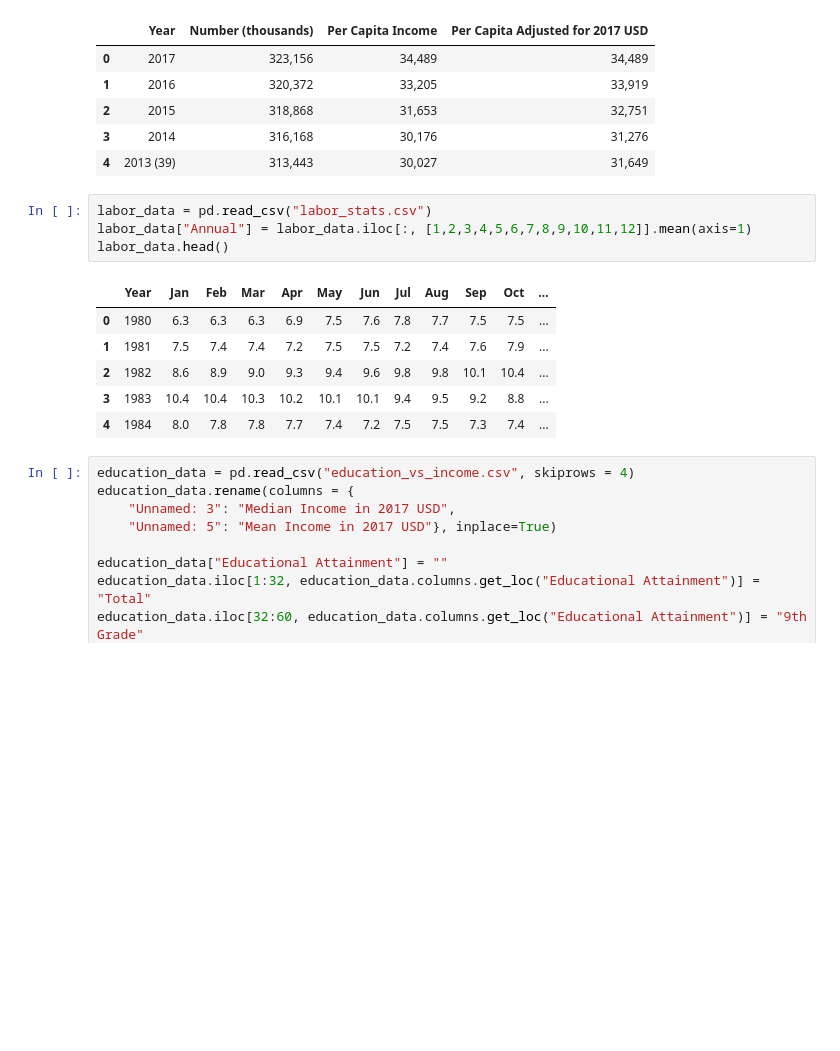
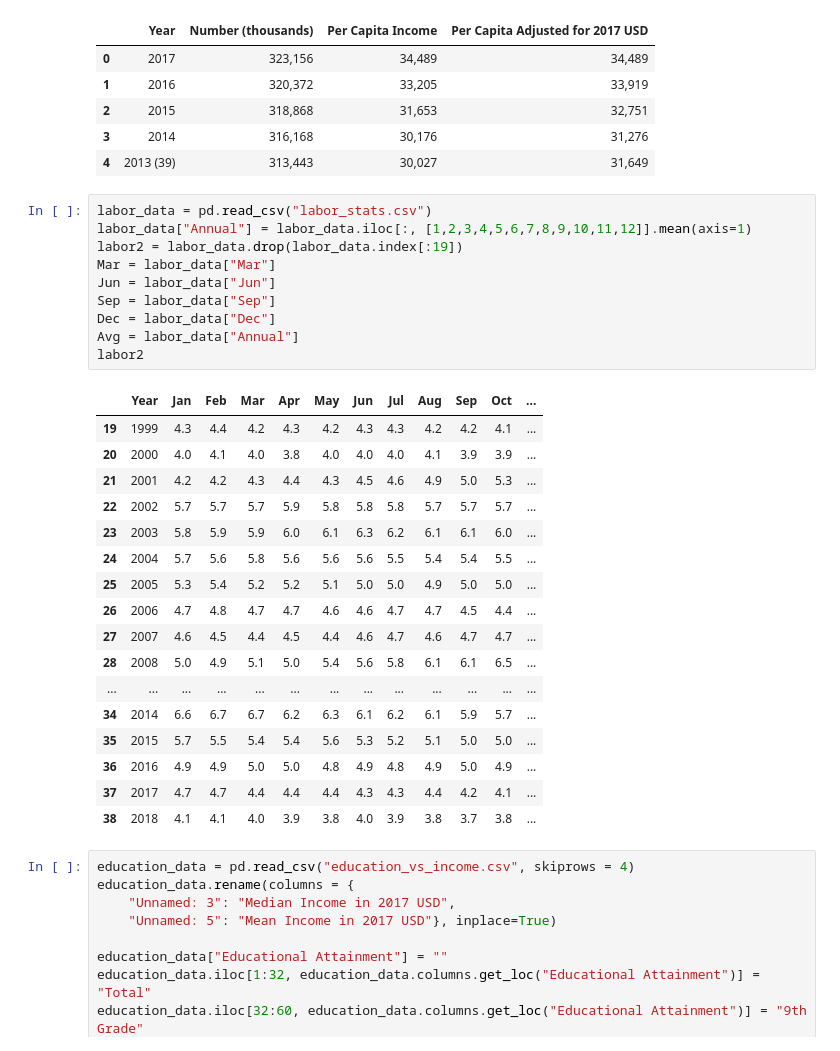
Before and after one commit to LoriHarris/Real_Estate_Affordability, a Jupyter notebook: Cleaning Labor, Income, and Education CSVs.ipynb, the cells around one changed output. Saved outputs shown, nothing was run; the diff lists cells and outputs as text; blank space fills up the shorter version.

Commit message:
still in process - combining unemployment data with tier data

```diff
--- a/Cleaning Labor, Income, and Education CSVs.ipynb
+++ b/Cleaning Labor, Income, and Education CSVs.ipynb
@@ -16,14 +16,31 @@ income_data.head()
 # %%
 labor_data = pd.read_csv("labor_stats.csv")
 labor_data["Annual"] = labor_data.iloc[:, [1,2,3,4,5,6,7,8,9,10,11,12]].mean(axis=1)
-labor_data.head()
+labor2 = labor_data.drop(labor_data.index[:19])
+Mar = labor_data["Mar"]
+Jun = labor_data["Jun"]
+Sep = labor_data["Sep"]
+Dec = labor_data["Dec"]
+Avg = labor_data["Annual"]
+labor2
 # %% [output]
 |  | Year | Jan | Feb | Mar | Apr | May | Jun | Jul | Aug | Sep | Oct | ... |
-| 0 | 1980 | 6.3 | 6.3 | 6.3 | 6.9 | 7.5 | 7.6 | 7.8 | 7.7 | 7.5 | 7.5 | ... |
-| 1 | 1981 | 7.5 | 7.4 | 7.4 | 7.2 | 7.5 | 7.5 | 7.2 | 7.4 | 7.6 | 7.9 | ... |
-| 2 | 1982 | 8.6 | 8.9 | 9.0 | 9.3 | 9.4 | 9.6 | 9.8 | 9.8 | 10.1 | 10.4 | ... |
-| 3 | 1983 | 10.4 | 10.4 | 10.3 | 10.2 | 10.1 | 10.1 | 9.4 | 9.5 | 9.2 | 8.8 | ... |
-| 4 | 1984 | 8.0 | 7.8 | 7.8 | 7.7 | 7.4 | 7.2 | 7.5 | 7.5 | 7.3 | 7.4 | ... |
+| 19 | 1999 | 4.3 | 4.4 | 4.2 | 4.3 | 4.2 | 4.3 | 4.3 | 4.2 | 4.2 | 4.1 | ... |
+| 20 | 2000 | 4.0 | 4.1 | 4.0 | 3.8 | 4.0 | 4.0 | 4.0 | 4.1 | 3.9 | 3.9 | ... |
+| 21 | 2001 | 4.2 | 4.2 | 4.3 | 4.4 | 4.3 | 4.5 | 4.6 | 4.9 | 5.0 | 5.3 | ... |
+| 22 | 2002 | 5.7 | 5.7 | 5.7 | 5.9 | 5.8 | 5.8 | 5.8 | 5.7 | 5.7 | 5.7 | ... |
+| 23 | 2003 | 5.8 | 5.9 | 5.9 | 6.0 | 6.1 | 6.3 | 6.2 | 6.1 | 6.1 | 6.0 | ... |
+| 24 | 2004 | 5.7 | 5.6 | 5.8 | 5.6 | 5.6 | 5.6 | 5.5 | 5.4 | 5.4 | 5.5 | ... |
+| 25 | 2005 | 5.3 | 5.4 | 5.2 | 5.2 | 5.1 | 5.0 | 5.0 | 4.9 | 5.0 | 5.0 | ... |
+| 26 | 2006 | 4.7 | 4.8 | 4.7 | 4.7 | 4.6 | 4.6 | 4.7 | 4.7 | 4.5 | 4.4 | ... |
+| 27 | 2007 | 4.6 | 4.5 | 4.4 | 4.5 | 4.4 | 4.6 | 4.7 | 4.6 | 4.7 | 4.7 | ... |
+| 28 | 2008 | 5.0 | 4.9 | 5.1 | 5.0 | 5.4 | 5.6 | 5.8 | 6.1 | 6.1 | 6.5 | ... |
+| ... | ... | ... | ... | ... | ... | ... | ... | ... | ... | ... | ... | ... |
+| 34 | 2014 | 6.6 | 6.7 | 6.7 | 6.2 | 6.3 | 6.1 | 6.2 | 6.1 | 5.9 | 5.7 | ... |
+| 35 | 2015 | 5.7 | 5.5 | 5.4 | 5.4 | 5.6 | 5.3 | 5.2 | 5.1 | 5.0 | 5.0 | ... |
+| 36 | 2016 | 4.9 | 4.9 | 5.0 | 5.0 | 4.8 | 4.9 | 4.8 | 4.9 | 5.0 | 4.9 | ... |
+| 37 | 2017 | 4.7 | 4.7 | 4.4 | 4.4 | 4.4 | 4.3 | 4.3 | 4.4 | 4.2 | 4.1 | ... |
+| 38 | 2018 | 4.1 | 4.1 | 4.0 | 3.9 | 3.8 | 4.0 | 3.9 | 3.8 | 3.7 | 3.8 | ... |
 # %%
 education_data = pd.read_csv("education_vs_income.csv", skiprows = 4)
 education_data.rename(columns = {
```
Also changed, not shown: parts of 2 cells of this notebook.
